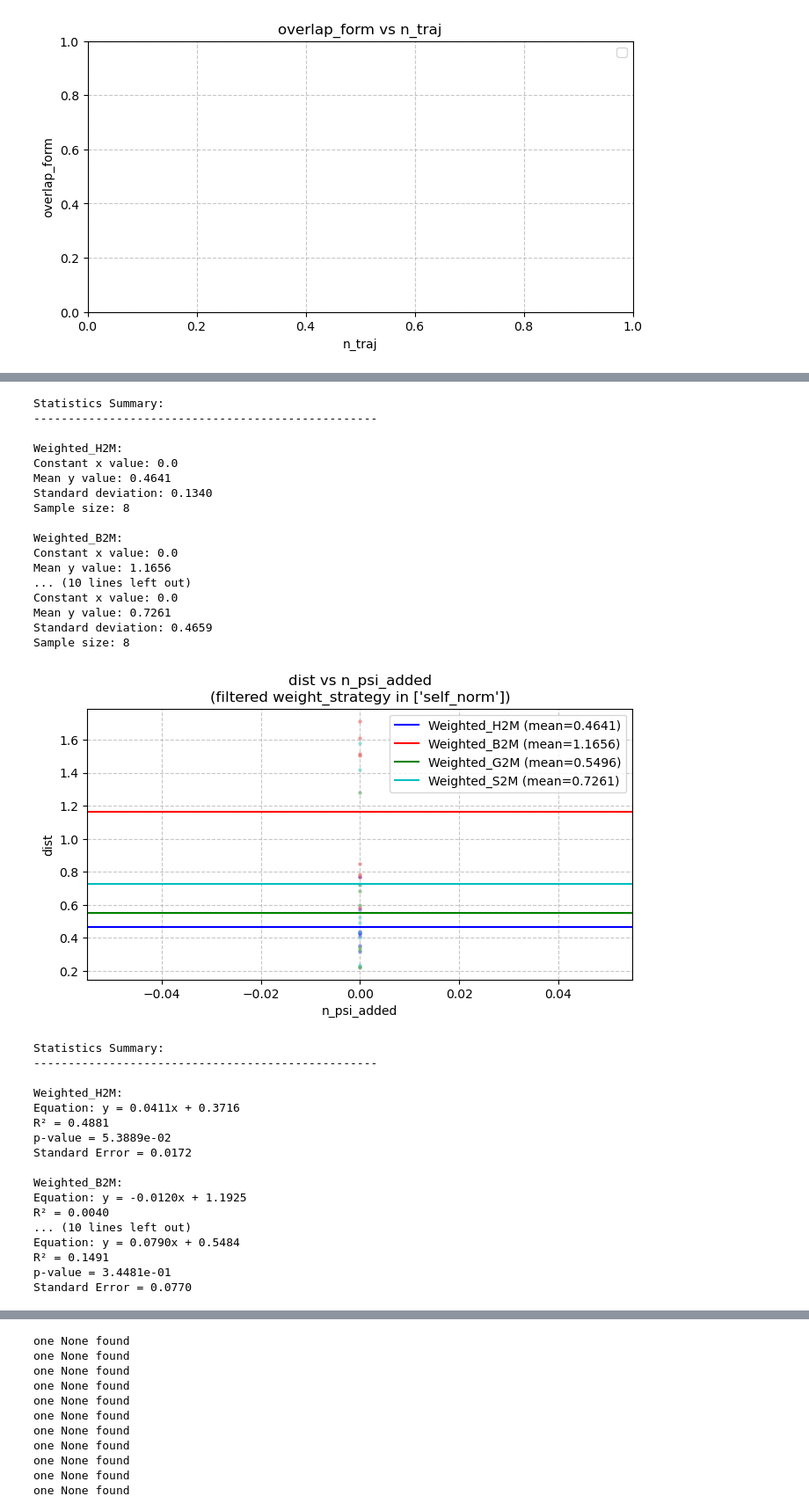
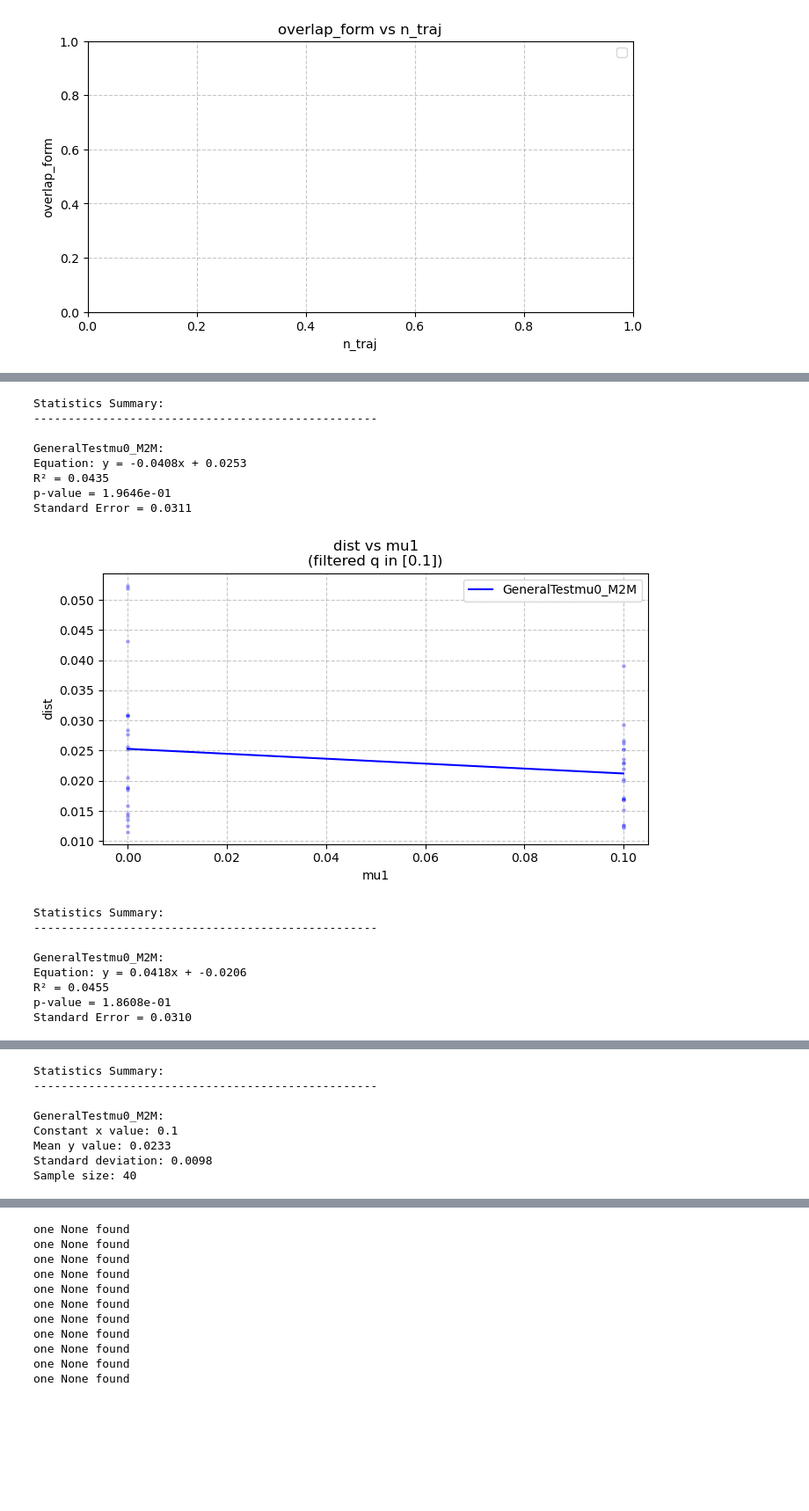
Before and after one commit to Gianmarco-Sarnelli/STL_explainability, a Jupyter notebook: Results_new.ipynb, the cells around one changed output, grey strips where cells are left out. Shown at 88% size. Cells and saved outputs as stored; diff of their text form; code cells hidden in the pictures; blank space fills up the shorter version.

```diff
--- a/Results_new.ipynb
+++ b/Results_new.ipynb
@@ -398,13 +398,13 @@ Statistics Summary:
 #weight_strategy, n_psi_added, n_traj, target_std, proposal_std, n_traj_points, phi_id, base_xi_id, Dist, Cos_dist, Dist_rho, Norm_proposal, Norm_target, Norm_imp, Pinv_error, Sum_weights, Sum_squared_weights, Elapsed_time, Process_mem, n_e, overlap_form, dist_form, dist_new_kernels, dist_embed ))
 
 
-test_names = ["Weighted_H2M", "Weighted_B2M", "Weighted_G2M", "Weighted_S2M"]
+test_names = ["GeneralTestmu0_M2M"]
 y_column = "dist"
 table_name = "results"
-params = ["n_traj", "n_psi_added", "phi_id"]
+params = ["mu0", "mu1", "sigma1", "q"]
 
-z_column = "weight_strategy"
-focus = ["self_norm"]#["only_target"]#["self_norm"]
+z_column = "q"
+focus = [0.1]#["self_norm"]#["only_target"]#["self_norm"]
 
 for x_column in params:
     plot_database_columns(test_names, x_column, y_column, table_name, z_column=z_column, focus=focus)
@@ -430,35 +421,17 @@ Standard Error = 0.0001
 Statistics Summary:
 --------------------------------------------------
 
-Weighted_H2M:
-Constant x value: 0.0
-Mean y value: 0.4641
-Standard deviation: 0.1340
-Sample size: 8
-
-Weighted_B2M:
-Constant x value: 0.0
-Mean y value: 1.1656
-... (10 lines left out)
-Constant x value: 0.0
-Mean y value: 0.7261
-Standard deviation: 0.4659
-Sample size: 8
+GeneralTestmu0_M2M:
+Equation: y = -0.0408x + 0.0253
+R² = 0.0435
+p-value = 1.9646e-01
+Standard Error = 0.0311
-[figure, old version]
+[figure, new version]
 Statistics Summary:
 --------------------------------------------------
 
-Weighted_H2M:
-Equation: y = 0.0411x + 0.3716
-R² = 0.4881
-p-value = 5.3889e-02
-Standard Error = 0.0172
-
-Weighted_B2M:
-Equation: y = -0.0120x + 1.1925
-R² = 0.0040
-... (10 lines left out)
-Equation: y = 0.0790x + 0.5484
-R² = 0.1491
-p-value = 3.4481e-01
-Standard Error = 0.0770
+GeneralTestmu0_M2M:
+Equation: y = 0.0418x + -0.0206
+R² = 0.0455
+p-value = 1.8608e-01
+Standard Error = 0.0310
@@ -465,0 +439,8 @@ Standard Error = 0.0770
+Statistics Summary:
+--------------------------------------------------
+
+GeneralTestmu0_M2M:
+Constant x value: 0.1
+Mean y value: 0.0233
+Standard deviation: 0.0098
+Sample size: 40
```
Also changed, not shown: parts of 1 cell of this notebook, 6 other files.
